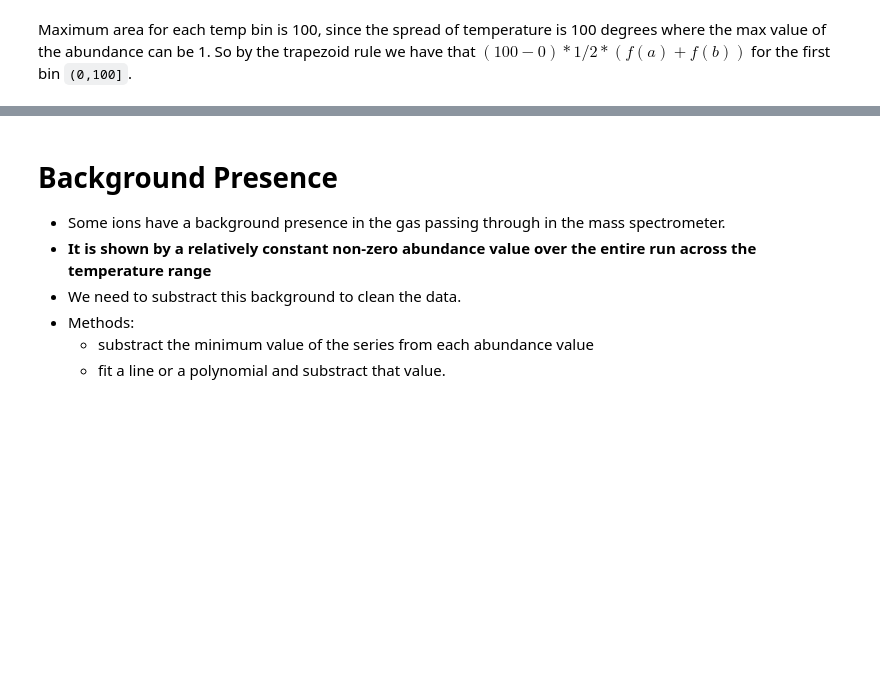
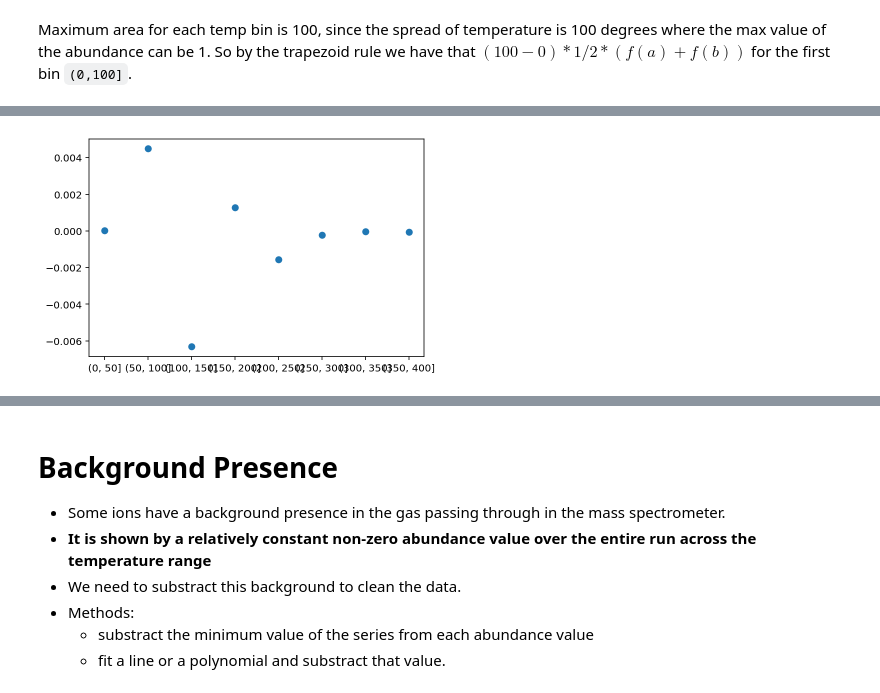
Before and after one commit to itacdonev/MarsSpectrometry, a Jupyter notebook: notebooks/eda.ipynb, the cells around one changed output, grey strips where cells are left out. Saved outputs shown, nothing was run; the diff lists cells and outputs as text; code cells hidden in the pictures; blank space fills up the shorter version.

```diff
--- a/notebooks/eda.ipynb
+++ b/notebooks/eda.ipynb
@@ -401,0 +528,10 @@ Maximum area for each temp bin is 100, since the spread of temperature is 100 de
+# %%
+slopes_tempbin = {}
+for bin in tempdf.temp_bin:
+    dtt = tempdf[tempdf.temp_bin == bin].copy()
+    dtt = dtt.sort_values(by=['temp', 'abun_scaled'])
+    lr = LinearRegression()
+    X = np.array(dtt['temp']).reshape(-1, 1)
+    y = dtt['abun_scaled'].values
+    slope = lr.fit(X, y).coef_[0]
+    slopes_tempbin[bin] = slope
@@ -402,3 +549,10 @@ Maximum area for each temp bin is 100, since the spread of temperature is 100 de
+# %%
+ita = pd.DataFrame.from_dict(slopes_tempbin, orient='index').reset_index()
+ita.columns = ['temp_bin', 'slope']
+plt.scatter(ita['temp_bin'].astype('str'), ita['slope'])
+plt.show()
+# %% [output]
+[figure, added]
 # %%
 dtt = tempdf[tempdf.temp_bin == bin].copy()
 
```
Also changed, not shown: parts of 36 cells of this notebook.
